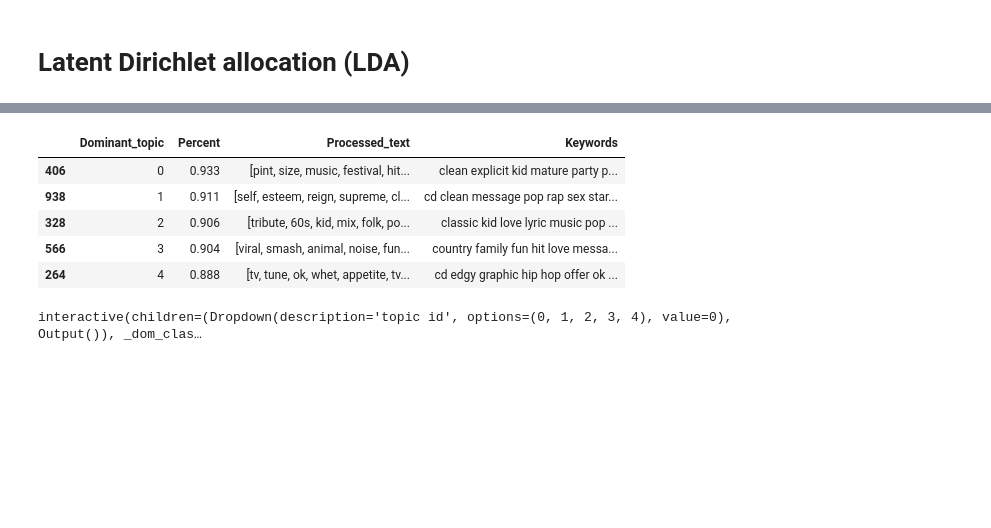
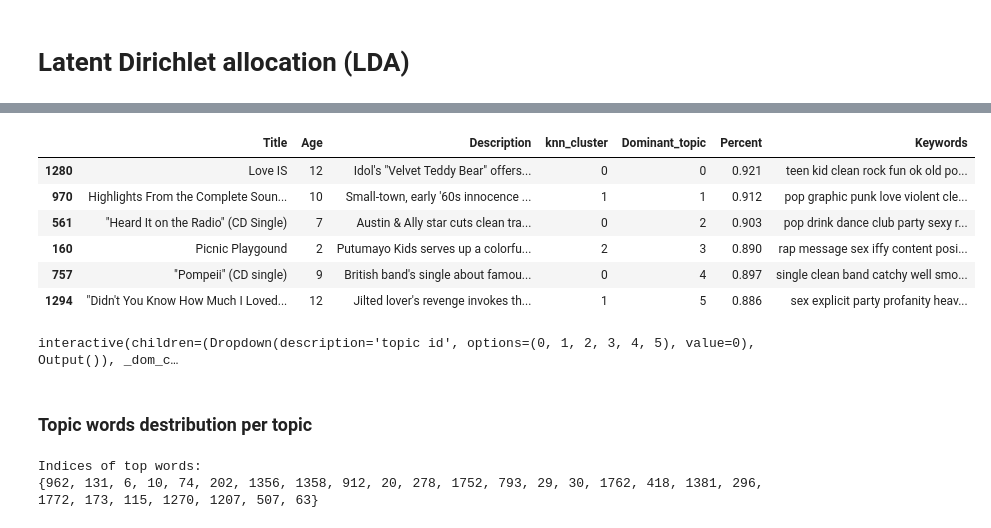
Before and after one commit to ncchen55414/ChildrenSongRecommendation, a Jupyter notebook: notebooks/2.3_NLP_Topic_Modeling_Using_Album_Description.ipynb, the cells around one changed output, grey strips where cells are left out. Drawn from its saved outputs; the diff is of its cells as text; code cells hidden in the pictures; blank space fills up the shorter version.

```diff
--- a/notebooks/2.3_NLP_Topic_Modeling_Using_Album_Description.ipynb
+++ b/notebooks/2.3_NLP_Topic_Modeling_Using_Album_Description.ipynb
@@ -131,15 +175,16 @@ def process_words(texts, stop_words=set()):
     for t in texts:
         t = ' '.join(re.findall(r'\b\w[\w\']+\b', t))
         doc = nlp(t)
-        result.append([token.lemma_.lower() for token in doc if token.lemma_ not in stop_words])
+        result.append([token.lemma_.lower() for token in doc if token.lemma_.lower() not in stop_words])
     return result
 
-processed_text = process_words(df['Description'], stop_words=stopwords.union(['-PRON-','song','album','cd','track']))
+processed_text = process_words(df['Description'], stop_words=stopwords.union(['-PRON-','song','album','cd','track','music']))
 # %%
 dictionary = gensim.corpora.Dictionary(processed_text)
 print('Number of unique tokens: {}'.format(len(dictionary)))
 corpus = [dictionary.doc2bow(t) for t in processed_text]
-num_topics = 5
+num_topics = 6
+
 
 lda_model = gensim.models.ldamodel.LdaModel(corpus=corpus,
                                             id2word=dictionary,
@@ -149,4 +194,11 @@ lda_model = gensim.models.ldamodel.LdaModel(corpus=corpus,
                                             passes=5, iterations=10,
                                             alpha='asymmetric', eta=1/100,
                                             per_word_topics=True)
+"""
+
+lda_model = gensim.models.ldamodel.LdaModel(corpus=corpus,
+                                            id2word=dictionary,
+                                            num_topics=num_topics,
+                                            random_state=117)
+"""
 # %% [output]
@@ -184,16 +234,19 @@ def get_main_topic_df(model, bow, texts):
         topic, percent = sorted(model.get_document_topics(wc), key=lambda x: x[1], reverse=True)[0]
         topic_list.append(topic)
         percent_list.append(round(percent, 3))
-        keyword_list.append(' '.join(sorted([x[0] for x in model.show_topic(topic)])))
+        keyword_list.append(' '.join([x[0] for x in model.show_topic(topic)]))
 
     result_df = pd.concat([pd.Series(topic_list, name='Dominant_topic'),
                            pd.Series(percent_list, name='Percent'),
                            pd.Series(texts, name='Processed_text'),
                            pd.Series(keyword_list, name='Keywords')], axis=1)
+    #result_df = pd.concat([result_df, df['Description']], axis=1)
 
     return result_df
 # %%
 main_topic_df = get_main_topic_df(lda_model, corpus, processed_text)
+main_topic_df = pd.concat([df.drop(columns=['Age Group','Artist','Year']),
+                           main_topic_df[['Processed_text','Dominant_topic','Percent','Keywords']]], axis=1)
 
-main_topic_df.sample(10)
+main_topic_df.head(10)
 # %% [output]
@@ -219,23 +272,23 @@ grouped_topics.count()['Processed_text'].\
 # %%
 representatives = pd.DataFrame()
 
 for k in grouped_topics.groups.keys():
     representatives = pd.concat([ representatives,
                                  grouped_topics.get_group(k).sort_values(['Percent'], ascending=False).head(1) ])
 
-representatives
+representatives.drop(columns=['Processed_text'])
 # %% [output]
-|  | Dominant_topic | Percent | Processed_text | Keywords |
-| 406 | 0 | 0.933 | [pint, size, music, festival, hit... | clean explicit kid mature party p... |
-| 938 | 1 | 0.911 | [self, esteem, reign, supreme, cl... | cd clean message pop rap sex star... |
-| 328 | 2 | 0.906 | [tribute, 60s, kid, mix, folk, po... | classic kid love lyric music pop ... |
-| 566 | 3 | 0.904 | [viral, smash, animal, noise, fun... | country family fun hit love messa... |
-| 264 | 4 | 0.888 | [tv, tune, ok, whet, appetite, tv... | cd edgy graphic hip hop offer ok ... |
+|  | Title | Age | Description | knn_cluster | Dominant_topic | Percent | Keywords |
+| 1280 | Love IS | 12 | Idol's "Velvet Teddy Bear" offers... | 0 | 0 | 0.921 | teen kid clean rock fun ok old po... |
+| 970 | Highlights From the Complete Soun... | 10 | Small-town, early '60s innocence ... | 1 | 1 | 0.912 | pop graphic punk love violent cle... |
+| 561 | "Heard It on the Radio" (CD Single) | 7 | Austin & Ally star cuts clean tra... | 0 | 2 | 0.903 | pop drink dance club party sexy r... |
+| 160 | Picnic Playgound | 2 | Putumayo Kids serves up a colorfu... | 2 | 3 | 0.890 | rap message sex iffy content posi... |
+| 757 | "Pompeii" (CD single) | 9 | British band's single about famou... | 0 | 4 | 0.897 | single clean band catchy well smo... |
+| 1294 | "Didn't You Know How Much I Loved... | 12 | Jilted lover's revenge invokes th... | 1 | 5 | 0.886 | sex explicit party profanity heav... |
 # %%
 import ipywidgets as widgets
 from IPython.display import display
 from ipywidgets import interact, interactive
-
 
 
 def f(idx):
@@ -244,6 +297,17 @@ def f(idx):
     print(df['Description'][representatives.index[idx]])
 
 
-interactive(f, idx = widgets.Dropdown(options=[0,1,2,3,4], value=0, description='topic id'))
+interactive(f, idx = widgets.Dropdown(options=range(num_topics), value=0, description='topic id'))
 # %% [output]
-interactive(children=(Dropdown(description='topic id', options=(0, 1, 2, 3, 4), value=0), Output()), _dom_clas…
+interactive(children=(Dropdown(description='topic id', options=(0, 1, 2, 3, 4, 5), value=0), Output()), _dom_c…
+# %% [markdown]
+### Topic words destribution per topic
+# %%
+lda_top_words_index = set()
+for i in range(lda_model.num_topics):
+    lda_top_words_index = lda_top_words_index.union([k for (k,v) in lda_model.get_topic_terms(i)[0:5]])
+
+print('Indices of top words: \n{}\n'.format(lda_top_words_index))
+# %% [output]
+Indices of top words:
+{962, 131, 6, 10, 74, 202, 1356, 1358, 912, 20, 278, 1752, 793, 29, 30, 1762, 418, 1381, 296, 1772, 173, 115, 1270, 1207, 507, 63}
```
Also changed, not shown: parts of 27 cells of this notebook, 1 other file.
